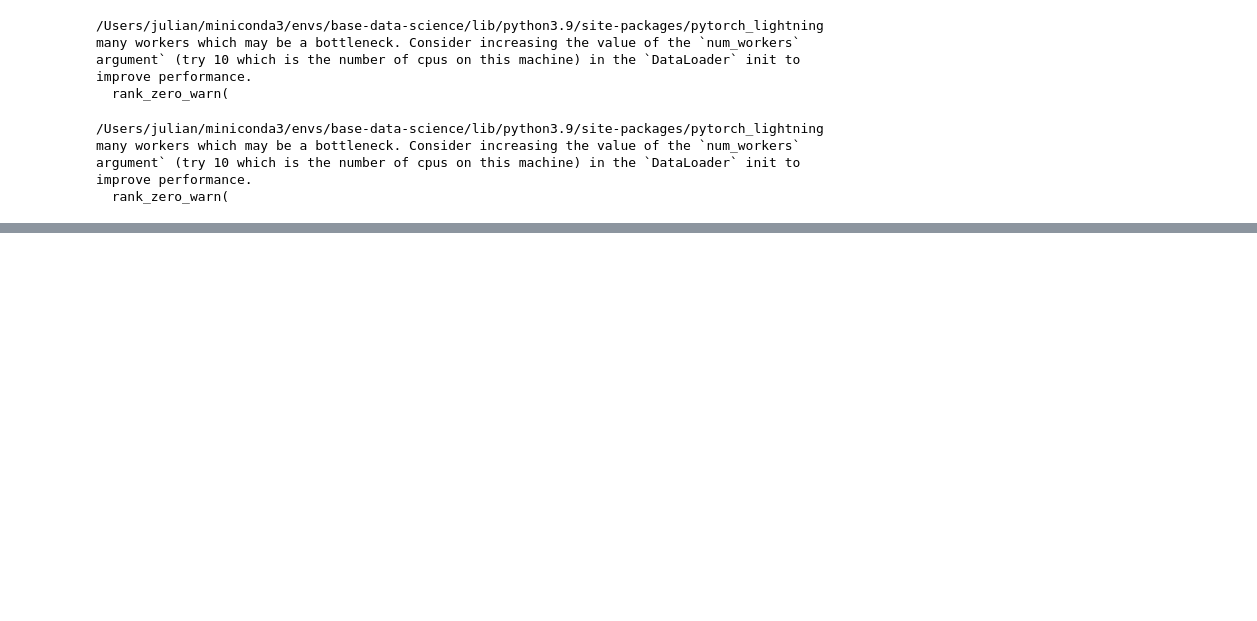
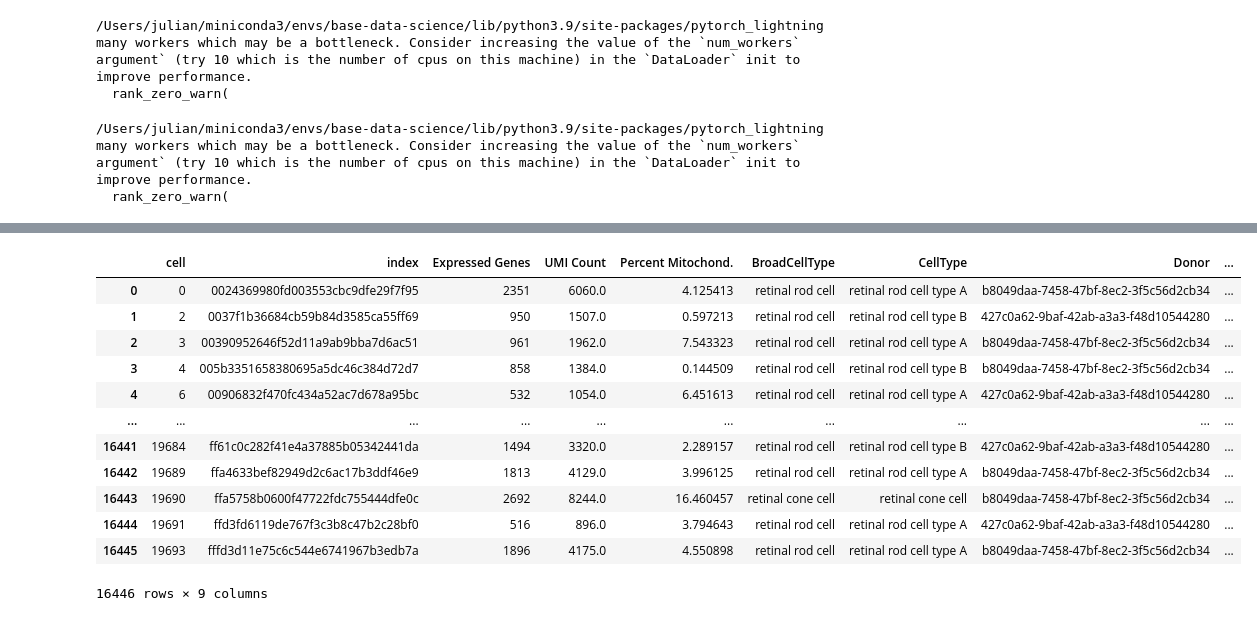
Before and after one commit to jlehrer1/comparative-organoids, a Jupyter notebook: notebooks/Retina_model_test.ipynb, the cells around one changed output, grey strips where cells are left out. Saved outputs shown, nothing was run; the diff lists cells and outputs as text; code cells hidden in the pictures; blank space fills up the shorter version.

```diff
--- a/notebooks/Retina_model_test.ipynb
+++ b/notebooks/Retina_model_test.ipynb
@@ -183,0 +220,16 @@ array(['retinal rod cell type A', 'retinal rod cell type B',
+# %%
+train_labels
+# %% [output]
+|  | cell | index | Expressed Genes | UMI Count | Percent Mitochond. | BroadCellType | CellType | Donor | ... |
+| 0 | 0 | 0024369980fd003553cbc9dfe29f7f95 | 2351 | 6060.0 | 4.125413 | retinal rod cell | retinal rod cell type A | b8049daa-7458-47bf-8ec2-3f5c56d2cb34 | ... |
+| 1 | 2 | 0037f1b36684cb59b84d3585ca55ff69 | 950 | 1507.0 | 0.597213 | retinal rod cell | retinal rod cell type B | 427c0a62-9baf-42ab-a3a3-f48d10544280 | ... |
+| 2 | 3 | 00390952646f52d11a9ab9bba7d6ac51 | 961 | 1962.0 | 7.543323 | retinal rod cell | retinal rod cell type A | b8049daa-7458-47bf-8ec2-3f5c56d2cb34 | ... |
+| 3 | 4 | 005b3351658380695a5dc46c384d72d7 | 858 | 1384.0 | 0.144509 | retinal rod cell | retinal rod cell type B | b8049daa-7458-47bf-8ec2-3f5c56d2cb34 | ... |
+| 4 | 6 | 00906832f470fc434a52ac7d678a95bc | 532 | 1054.0 | 6.451613 | retinal rod cell | retinal rod cell type A | 427c0a62-9baf-42ab-a3a3-f48d10544280 | ... |
+| ... | ... | ... | ... | ... | ... | ... | ... | ... | ... |
+| 16441 | 19684 | ff61c0c282f41e4a37885b05342441da | 1494 | 3320.0 | 2.289157 | retinal rod cell | retinal rod cell type B | 427c0a62-9baf-42ab-a3a3-f48d10544280 | ... |
+| 16442 | 19689 | ffa4633bef82949d2c6ac17b3ddf46e9 | 1813 | 4129.0 | 3.996125 | retinal rod cell | retinal rod cell type A | b8049daa-7458-47bf-8ec2-3f5c56d2cb34 | ... |
+| 16443 | 19690 | ffa5758b0600f47722fdc755444dfe0c | 2692 | 8244.0 | 16.460457 | retinal cone cell | retinal cone cell | b8049daa-7458-47bf-8ec2-3f5c56d2cb34 | ... |
+| 16444 | 19691 | ffd3fd6119de767f3c3b8c47b2c28bf0 | 516 | 896.0 | 3.794643 | retinal rod cell | retinal rod cell type A | 427c0a62-9baf-42ab-a3a3-f48d10544280 | ... |
+| 16445 | 19693 | fffd3d11e75c6c544e6741967b3edb7a | 1896 | 4175.0 | 4.550898 | retinal rod cell | retinal rod cell type A | b8049daa-7458-47bf-8ec2-3f5c56d2cb34 | ... |
+16446 rows × 9 columns
```
Also changed, not shown: parts of 21 cells of this notebook, 10 other files.
